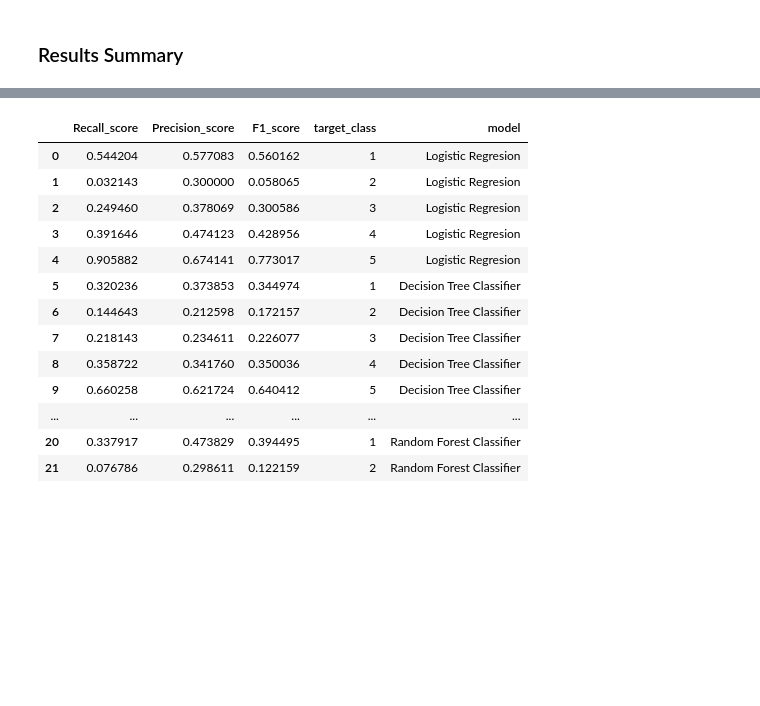
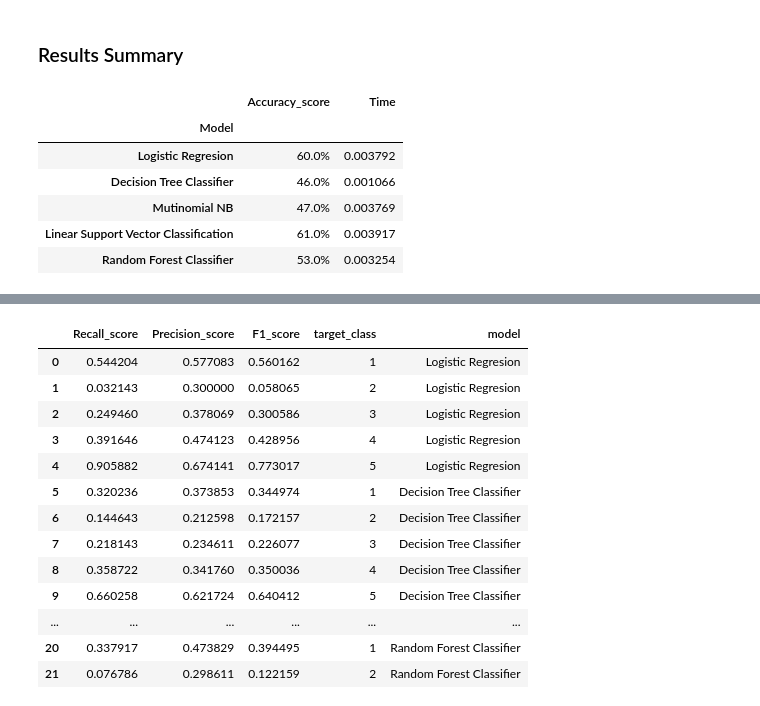
Before and after one commit to Cristinamulas/Text-Classification-And-Sentiment-Analysis-On-Hotel-Reviews, a Jupyter notebook: Text classification models.ipynb, the cells around one changed output, grey strips where cells are left out. Cells and saved outputs as stored; diff of their text form; code cells hidden in the pictures; blank space fills up the shorter version.

```diff
--- a/Text classification models.ipynb
+++ b/Text classification models.ipynb
@@ -189,3 +189,13 @@ rf_multi_class
 ### Results Summary
 # %%
 l= [lg_multi_class, dt_multi_class, nb_multi_class , svc_multi_class, rf_multi_class ]
+df_results = table_results(l)
+df_results.loc[: , ['Accuracy_score', 'Time']]
+# %% [output]
+|  | Accuracy_score | Time |
+| Model |  |  |
+| Logistic Regresion | 60.0% | 0.003792 |
+| Decision Tree Classifier | 46.0% | 0.001066 |
+| Mutinomial NB | 47.0% | 0.003769 |
+| Linear Support Vector Classification | 61.0% | 0.003917 |
+| Random Forest Classifier | 53.0% | 0.003254 |
```
Also changed, not shown: parts of 30 cells of this notebook, 1 other file.
